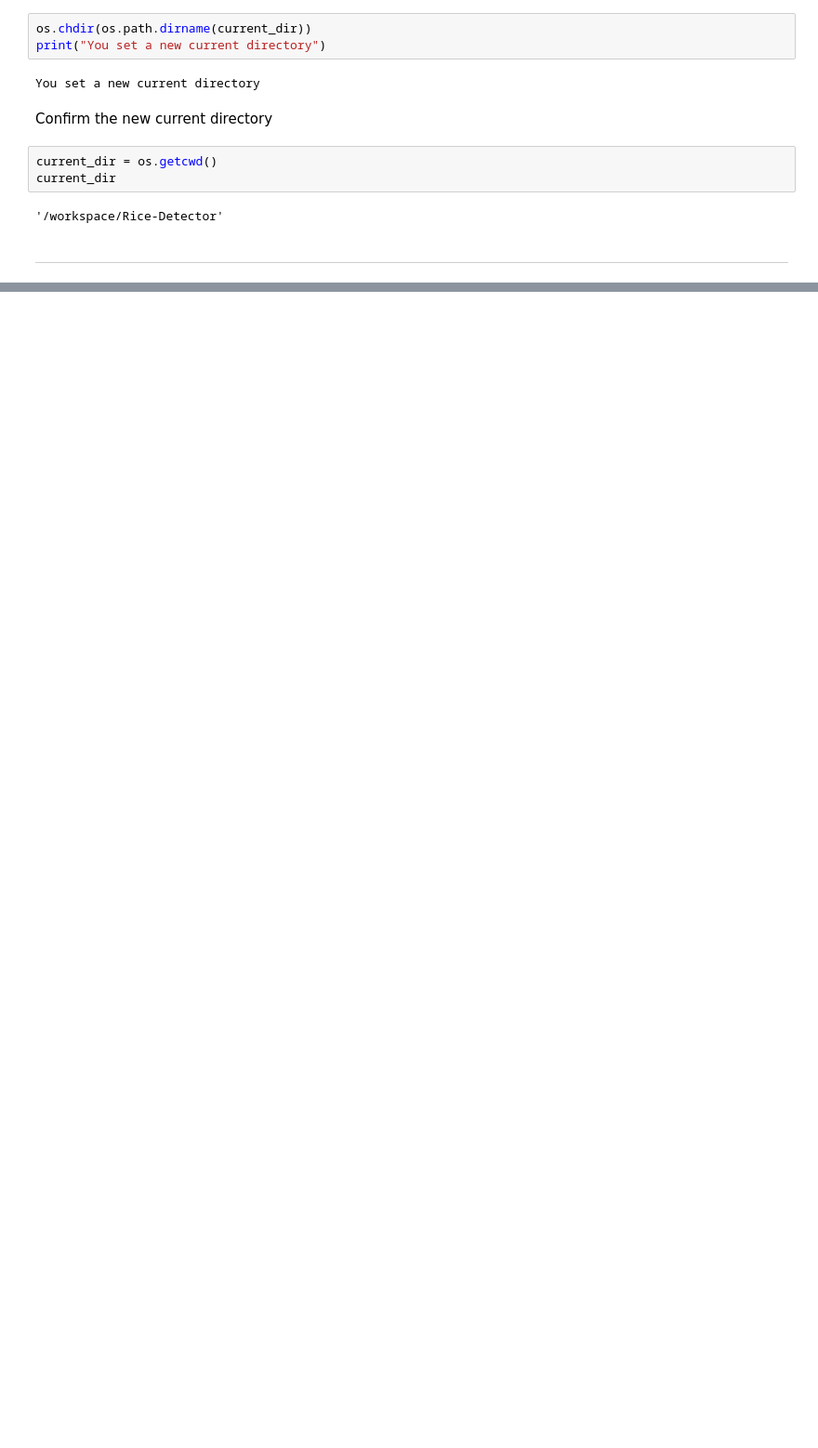
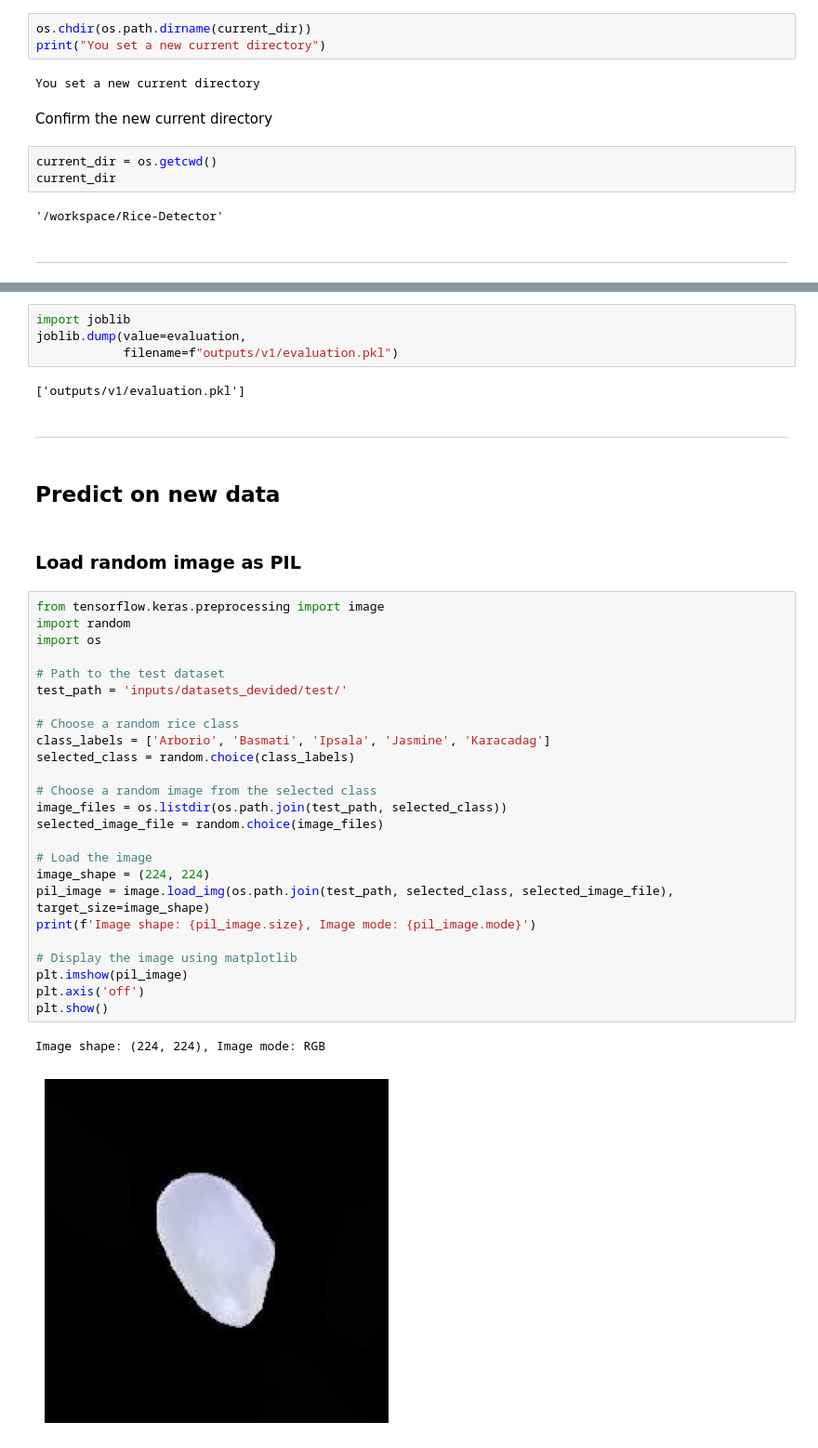
Before and after one commit to 1101712/Rice-Detector, a Jupyter notebook: jupyter_notebooks/4_Evaluation.ipynb, the cells around one changed output, grey strips where cells are left out. Shown: that part at 93% size. Cells and saved outputs as stored; diff of their text form; blank space fills up the shorter version.

```diff
--- a/jupyter_notebooks/4_Evaluation.ipynb
+++ b/jupyter_notebooks/4_Evaluation.ipynb
@@ -94,0 +262,40 @@ current_dir
+# %%
+import joblib
+joblib.dump(value=evaluation,
+            filename=f"outputs/v1/evaluation.pkl")
+# %% [output]
+['outputs/v1/evaluation.pkl']
+# %% [markdown]
+---
+# %% [markdown]
+## Predict on new data
+# %% [markdown]
+### Load random image as PIL
+# %%
+from tensorflow.keras.preprocessing import image
+import random
+import os
+
+# Path to the test dataset
+test_path = 'inputs/datasets_devided/test/'
+
+# Choose a random rice class
+class_labels = ['Arborio', 'Basmati', 'Ipsala', 'Jasmine', 'Karacadag']
+selected_class = random.choice(class_labels)
+
+# Choose a random image from the selected class
+image_files = os.listdir(os.path.join(test_path, selected_class))
+selected_image_file = random.choice(image_files)
+
+# Load the image
+image_shape = (224, 224)
+pil_image = image.load_img(os.path.join(test_path, selected_class, selected_image_file), target_size=image_shape)
+print(f'Image shape: {pil_image.size}, Image mode: {pil_image.mode}')
+
+# Display the image using matplotlib
+plt.imshow(pil_image)
+plt.axis('off')
+plt.show()
+# %% [output]
+Image shape: (224, 224), Image mode: RGB
+[figure, added]
```
Also changed, not shown: parts of 20 cells of this notebook, 2 other files.
